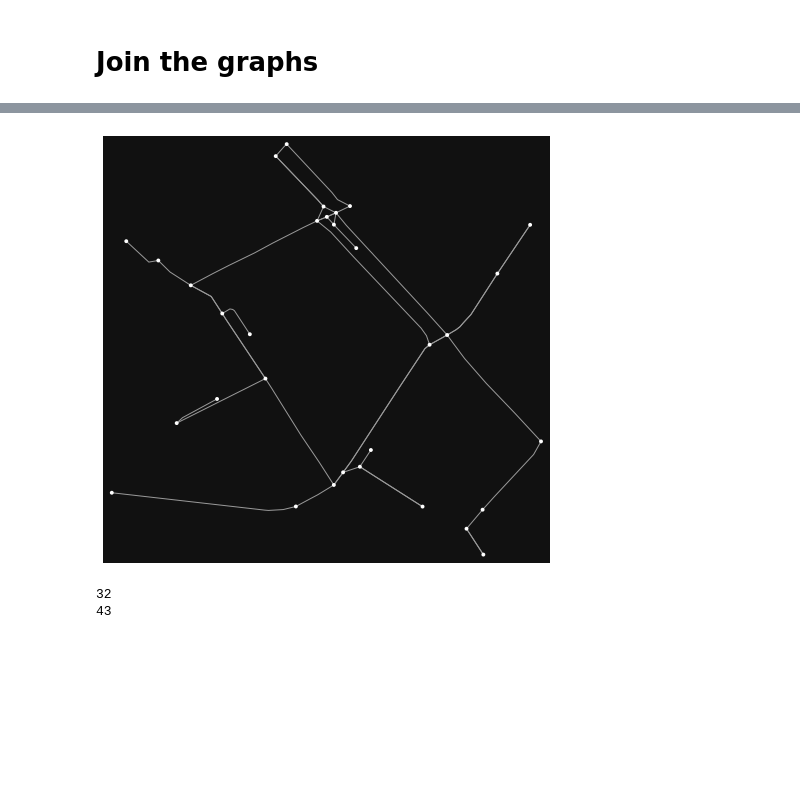
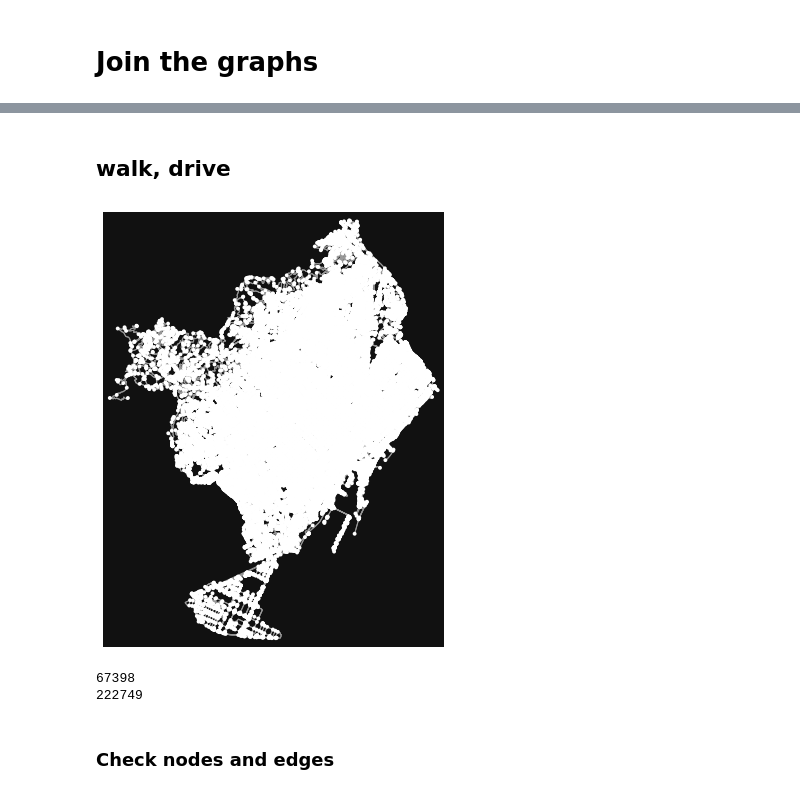
Before and after one commit to mrceresa/iper, a Jupyter notebook: examples/SAR-COV2/Mobility Jupyter Files/OSMnx/Join_graphs.ipynb, the cells around one changed output, grey strips where cells are left out. Cells and saved outputs as stored; diff of their text form; code cells hidden in the pictures; blank space fills up the shorter version.

```diff
--- a/examples/SAR-COV2/Mobility Jupyter Files/OSMnx/Join_graphs.ipynb
+++ b/examples/SAR-COV2/Mobility Jupyter Files/OSMnx/Join_graphs.ipynb
@@ -44,5 +152,7 @@ print(len(G_tram.edges))
 # %%
-G_subway = ox.load_graphml("../BCNgraphs/subway.graphml")
+G_subway = ox.load_graphml("../../BCNgraphs/subway.graphml")
 ox.plot_graph(G_subway)
+print(len(G_subway.nodes))
+print(len(G_subway.edges))
 # %% [output]
 [figure]
@@ -50,2 +163,31 @@ ox.plot_graph(G_subway)
+# %%
+hwy_speeds_car = {'residential': 35,
+            'living_street': 20,
+            'primary': 120,
+            'secondary': 80,
+            'tertiary': 60,
+            'service': 20}
+
+G_drive = ox.add_edge_speeds(G_drive, hwy_speeds_car)
+G_drive = ox.add_edge_travel_times(G_drive)
+# %%
+hwy_speeds_walk = {'residential': 4,
+            'living_street': 4,
+            'secondary': 4,
+            'tertiary': 4,
+            'service': 4,
+            'pedestrian': 4}
+
+G_walk = ox.add_edge_speeds(G_walk, hwy_speeds_walk)
+G_walk = ox.add_edge_travel_times(G_walk)
+# %%
+hwy_speeds_bike = {'residential': 20,
+            'living_street': 15,
+            'secondary': 25,
+            'tertiary': 25,
+            'service': 15}
+
+G_bike = ox.add_edge_speeds(G_bike, hwy_speeds_bike)
+G_bike = ox.add_edge_travel_times(G_bike)
 # %% [markdown]
 # Join the graphs
@@ -54,10 +209,14 @@ nx.compose_all?
+# %% [markdown]
+## walk, drive
 # %%
-G_union = nx.compose(G_drive,G_bike)
+G_union = nx.compose(G_drive,G_walk)
 ox.plot_graph(G_union)
 print(len(G_union.nodes))
 print(len(G_union.edges))
 # %% [output]
-[figure, old version]
+[figure, new version]
-32
-43
+67398
+222749
+# %% [markdown]
+### Check nodes and edges
 # %%
```
Also changed, not shown: parts of 48 cells of this notebook, 18 other files.
